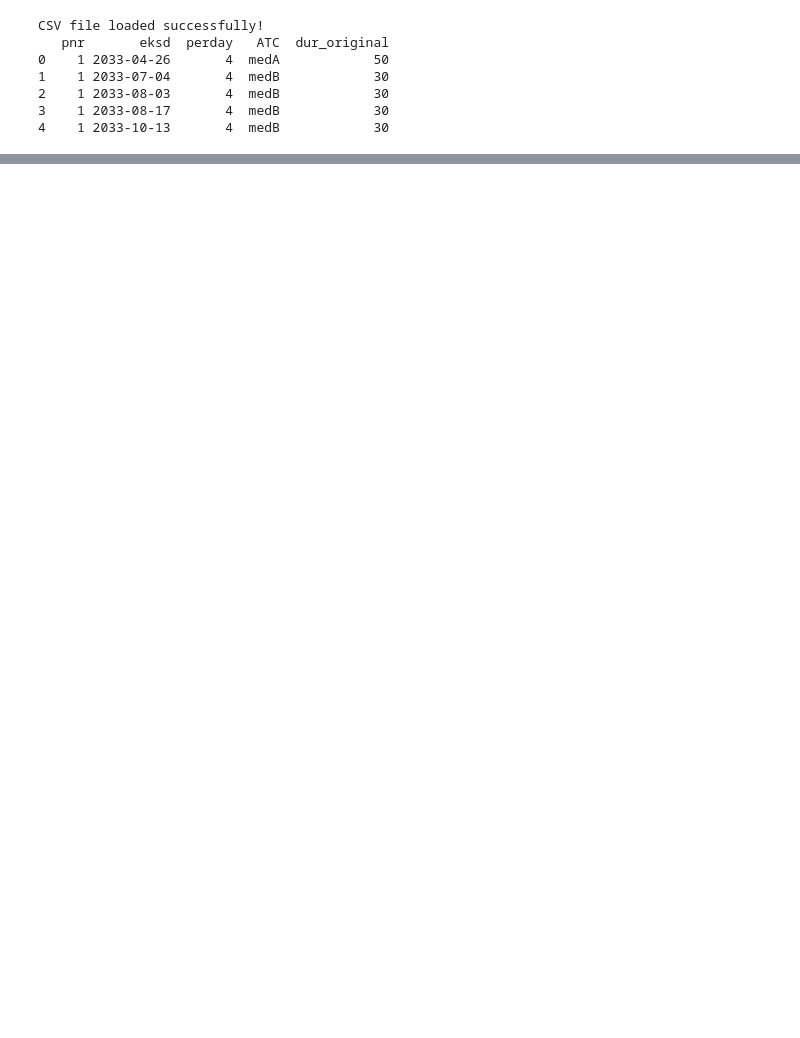
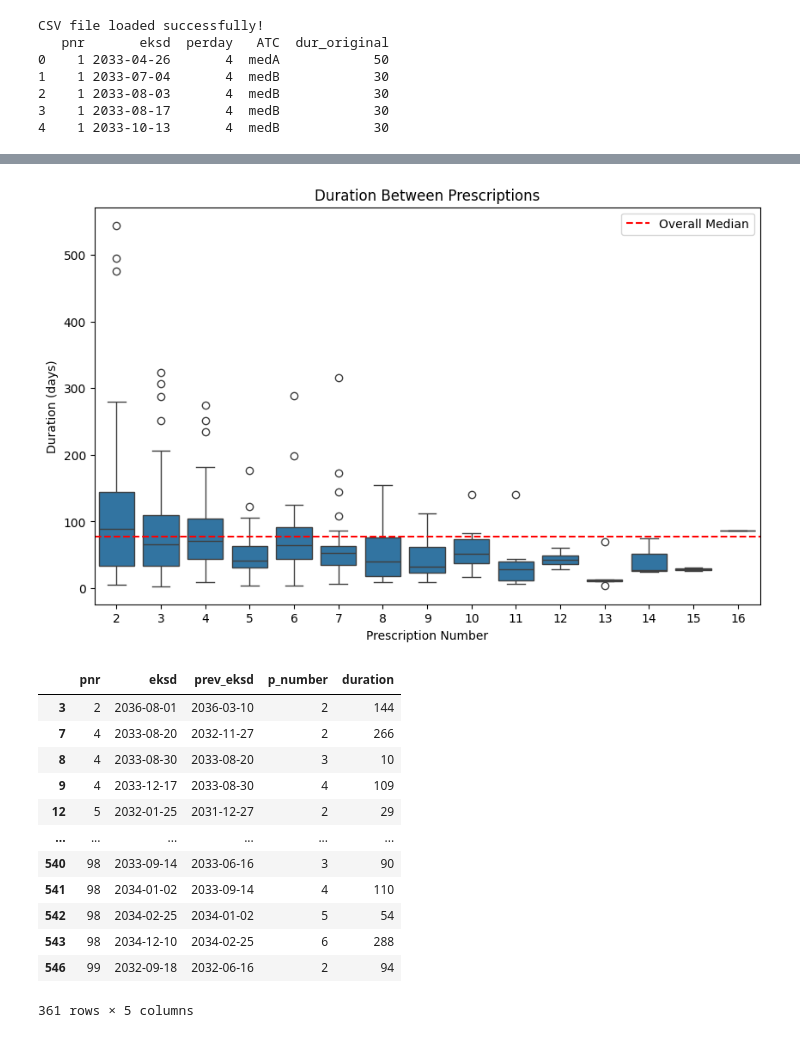
Before and after one commit to Whos-Andrei-Go/SEE, a Jupyter notebook: SEE.ipynb, the cells around one changed output, grey strips where cells are left out. Saved outputs shown, nothing was run; the diff lists cells and outputs as text; code cells hidden in the pictures; blank space fills up the shorter version.

```diff
--- a/SEE.ipynb
+++ b/SEE.ipynb
@@ -248,0 +344,3 @@ cluster
+# %%
+med_a_DB = see_dbscan("medA")
+med_a_DB
@@ -248,0 +361,17 @@ cluster
+# %%
+see_assumption(med_a_DB)
+# %% [output]
+[figure, added]
+|  | pnr | eksd | prev_eksd | p_number | duration |
+| 3 | 2 | 2036-08-01 | 2036-03-10 | 2 | 144 |
+| 7 | 4 | 2033-08-20 | 2032-11-27 | 2 | 266 |
+| 8 | 4 | 2033-08-30 | 2033-08-20 | 3 | 10 |
+| 9 | 4 | 2033-12-17 | 2033-08-30 | 4 | 109 |
+| 12 | 5 | 2032-01-25 | 2031-12-27 | 2 | 29 |
+| ... | ... | ... | ... | ... | ... |
+| 540 | 98 | 2033-09-14 | 2033-06-16 | 3 | 90 |
+| 541 | 98 | 2034-01-02 | 2033-09-14 | 4 | 110 |
+| 542 | 98 | 2034-02-25 | 2034-01-02 | 5 | 54 |
+| 543 | 98 | 2034-12-10 | 2034-02-25 | 6 | 288 |
+| 546 | 99 | 2032-09-18 | 2032-06-16 | 2 | 94 |
+361 rows × 5 columns
```
Also changed, not shown: parts of 27 cells of this notebook.
